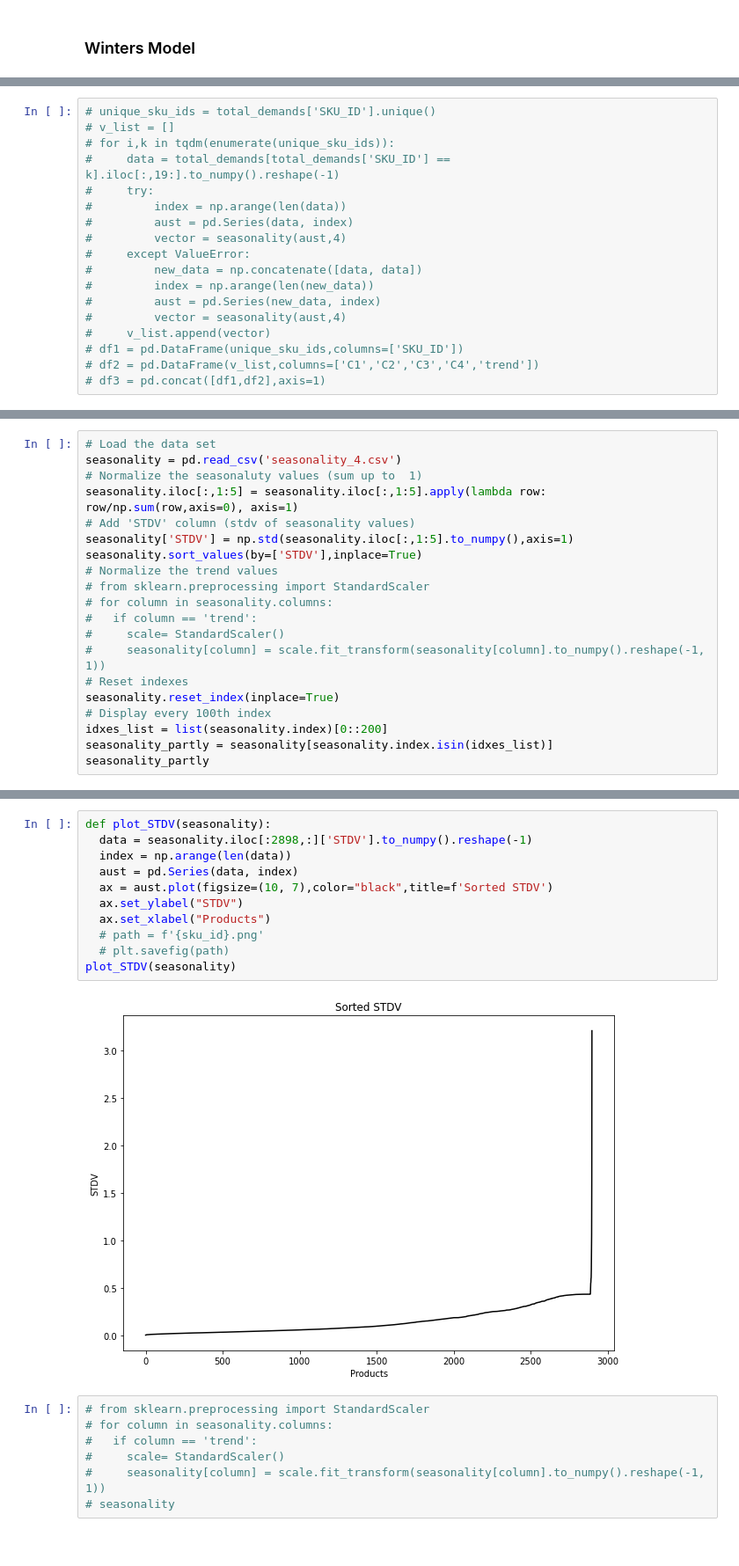
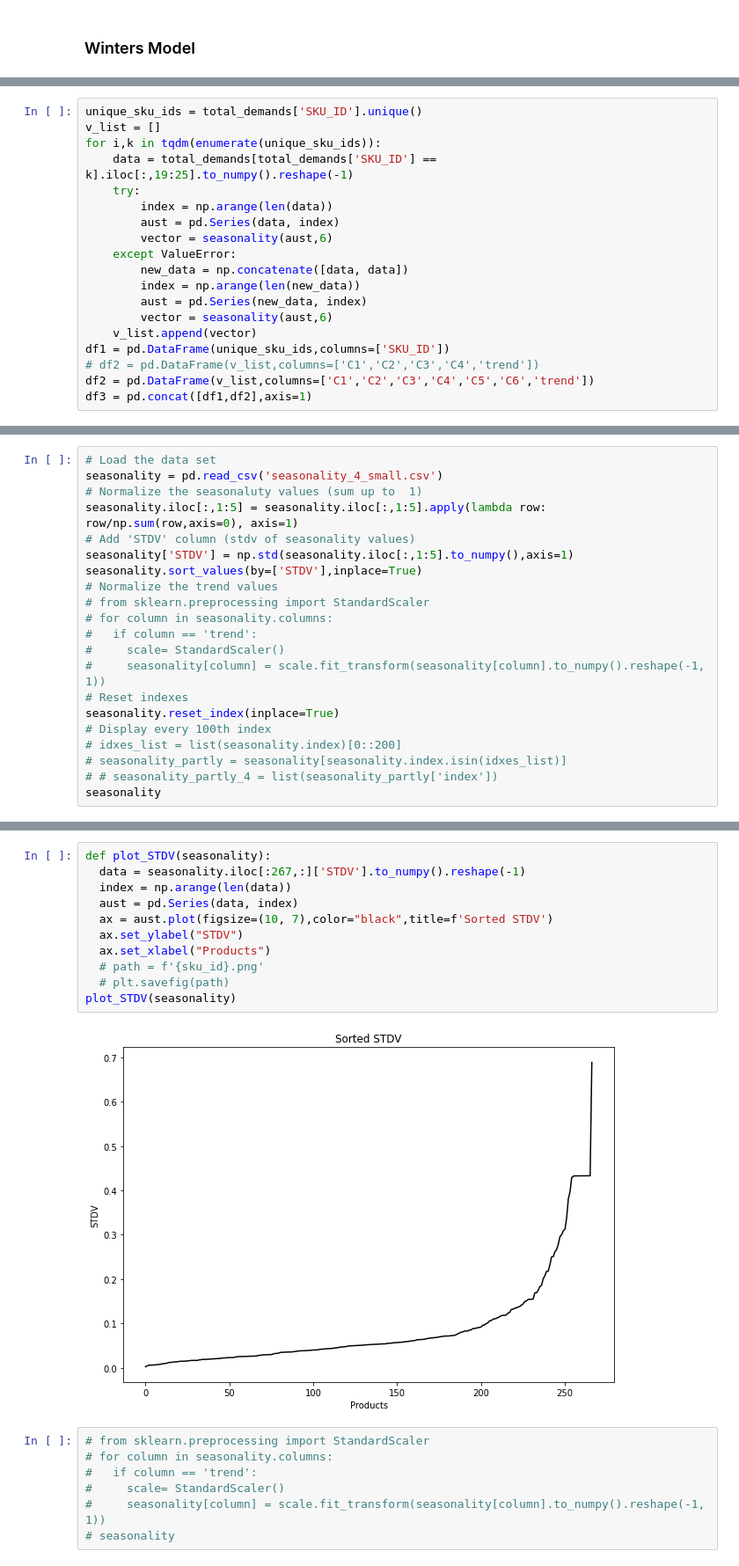
Before and after one commit to omeryefet/SLE, a Jupyter notebook: main.ipynb, the cells around one changed output, grey strips where cells are left out. Shown: that part at 88% size. Drawn from its saved outputs; the diff is of its cells as text.

```diff
--- a/main.ipynb
+++ b/main.ipynb
@@ -144,19 +173,20 @@ print(seasonality(aust,4))
 # %%
-# unique_sku_ids = total_demands['SKU_ID'].unique()
-# v_list = []
-# for i,k in tqdm(enumerate(unique_sku_ids)):
-#     data = total_demands[total_demands['SKU_ID'] == k].iloc[:,19:].to_numpy().reshape(-1)
-#     try:
-#         index = np.arange(len(data))
-#         aust = pd.Series(data, index)
-#         vector = seasonality(aust,4)
-#     except ValueError:
-#         new_data = np.concatenate([data, data])
-#         index = np.arange(len(new_data))
-#         aust = pd.Series(new_data, index)
-#         vector = seasonality(aust,4)
-#     v_list.append(vector)
-# df1 = pd.DataFrame(unique_sku_ids,columns=['SKU_ID'])
+unique_sku_ids = total_demands['SKU_ID'].unique()
+v_list = []
+for i,k in tqdm(enumerate(unique_sku_ids)):
+    data = total_demands[total_demands['SKU_ID'] == k].iloc[:,19:25].to_numpy().reshape(-1)
+    try:
+        index = np.arange(len(data))
+        aust = pd.Series(data, index)
+        vector = seasonality(aust,6)
+    except ValueError:
+        new_data = np.concatenate([data, data])
+        index = np.arange(len(new_data))
+        aust = pd.Series(new_data, index)
+        vector = seasonality(aust,6)
+    v_list.append(vector)
+df1 = pd.DataFrame(unique_sku_ids,columns=['SKU_ID'])
 # df2 = pd.DataFrame(v_list,columns=['C1','C2','C3','C4','trend'])
-# df3 = pd.concat([df1,df2],axis=1)
+df2 = pd.DataFrame(v_list,columns=['C1','C2','C3','C4','C5','C6','trend'])
+df3 = pd.concat([df1,df2],axis=1)
 # %%
@@ -183,6 +215,6 @@ seasonality
 # %%
 # Load the data set
-seasonality = pd.read_csv('seasonality_4.csv')
+seasonality = pd.read_csv('seasonality_4_small.csv')
 # Normalize the seasonaluty values (sum up to  1)
 seasonality.iloc[:,1:5] = seasonality.iloc[:,1:5].apply(lambda row: row/np.sum(row,axis=0), axis=1)
 # Add 'STDV' column (stdv of seasonality values)
@@ -197,8 +229,9 @@ seasonality.sort_values(by=['STDV'],inplace=True)
 # Reset indexes
 seasonality.reset_index(inplace=True)
 # Display every 100th index
-idxes_list = list(seasonality.index)[0::200]
-seasonality_partly = seasonality[seasonality.index.isin(idxes_list)]
-seasonality_partly
+# idxes_list = list(seasonality.index)[0::200]
+# seasonality_partly = seasonality[seasonality.index.isin(idxes_list)]
+# # seasonality_partly_4 = list(seasonality_partly['index'])
+seasonality
 # %% [output]
 |  | index | SKU_ID | C1 | C2 | C3 | C4 | trend | STDV |
@@ -243,16 +308,16 @@ plot_graph('I1357593')
 # %%
 def plot_STDV(seasonality):
-  data = seasonality.iloc[:2898,:]['STDV'].to_numpy().reshape(-1)
+  data = seasonality.iloc[:267,:]['STDV'].to_numpy().reshape(-1)
   index = np.arange(len(data))
   aust = pd.Series(data, index)
   ax = aust.plot(figsize=(10, 7),color="black",title=f'Sorted STDV')
   ax.set_ylabel("STDV")
   ax.set_xlabel("Products")
   # path = f'{sku_id}.png'
   # plt.savefig(path)
 plot_STDV(seasonality)
 # %% [output]
-[figure, old version]
+[figure, new version]
 # %%
 # from sklearn.preprocessing import StandardScaler
 # for column in seasonality.columns:
```
Also changed, not shown: parts of 30 cells of this notebook, 3 other files.
